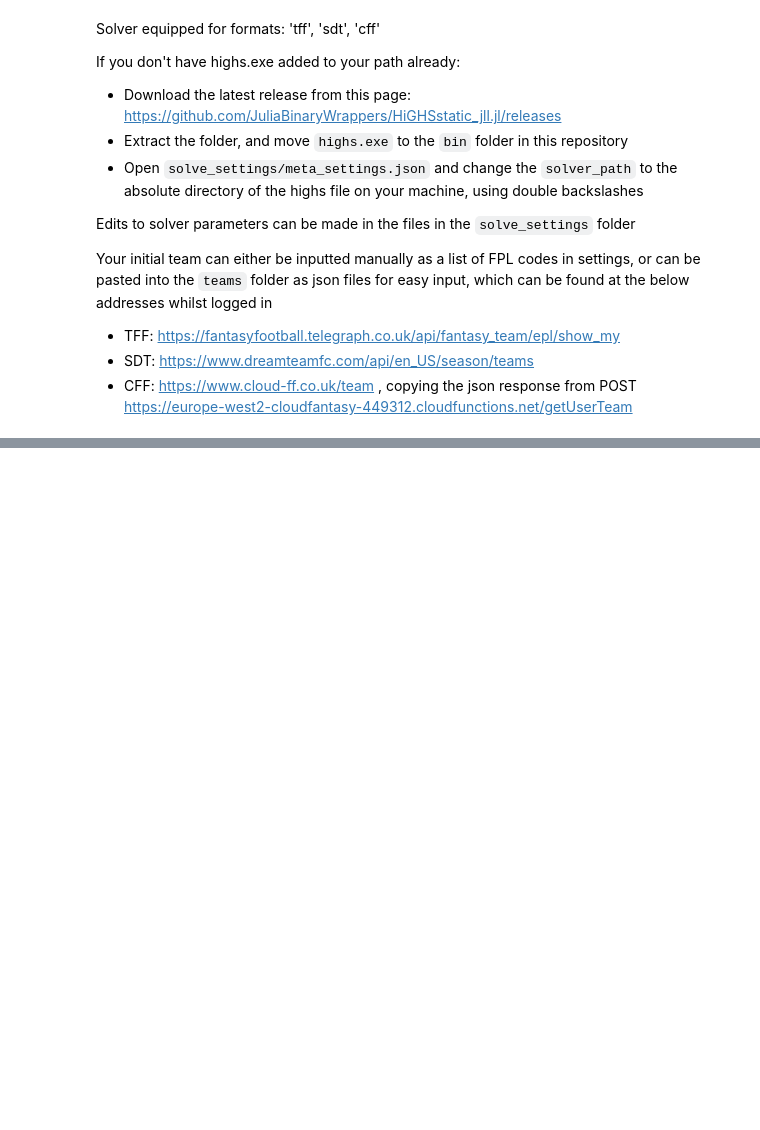
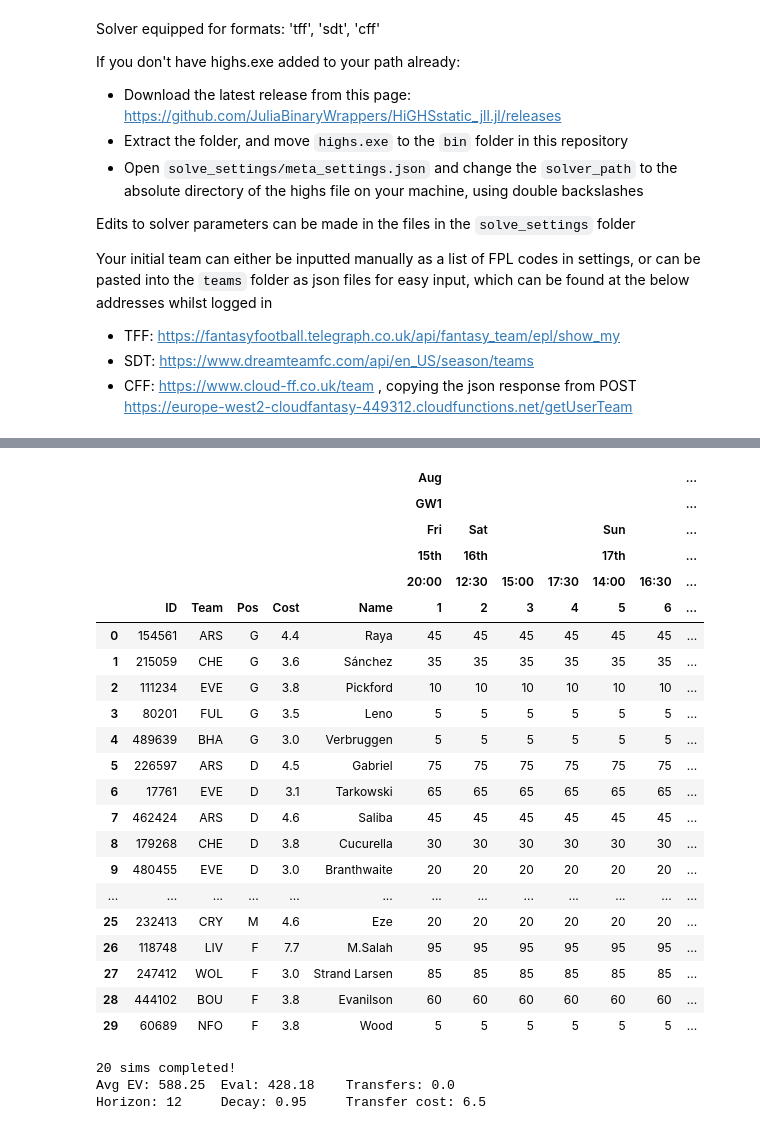
Before and after one commit to SamTroy/multi_ff_opt, a Jupyter notebook: run/run.ipynb, the cells around one changed output, grey strips where cells are left out. Saved outputs shown, nothing was run; the diff lists cells and outputs as text; code cells hidden in the pictures; blank space fills up the shorter version.

```diff
--- a/run/run.ipynb
+++ b/run/run.ipynb
@@ -1867,7 +1932,7 @@ def solve_sim(format='tff'):
 
     # Prettify
     sens = sensitivity_df.copy()
-    sens = sens.style.background_gradient(cmap="RdPu", low=0, high=100, subset=sensitivity_df.columns[5:]).format(precision=1)
+    sens = sens.style.background_gradient(cmap="RdPu", vmin=0, vmax=100, subset=sensitivity_df.columns[5:]).format(precision=1)
     sens = sens.set_table_styles([
                         {'selector': 'th.col_heading', 'props': 'text-align: left;'},
                         {'selector': 'th.col_heading.level0', 'props': 'font-size: 1em;'},
@@ -1905,2 +1991,28 @@ r = solve(format='sdt')
 # %%
-r = solve_sim(format='cff')
+r = solve_sim(format='tff')
+# %% [output]
+|  |  |  |  |  |  | Aug |  |  |  |  |  | ... |
+|  |  |  |  |  |  | GW1 |  |  |  |  |  | ... |
+|  |  |  |  |  |  | Fri | Sat |  |  | Sun |  | ... |
+|  |  |  |  |  |  | 15th | 16th |  |  | 17th |  | ... |
+|  |  |  |  |  |  | 20:00 | 12:30 | 15:00 | 17:30 | 14:00 | 16:30 | ... |
+|  | ID | Team | Pos | Cost | Name | 1 | 2 | 3 | 4 | 5 | 6 | ... |
+| 0 | 154561 | ARS | G | 4.4 | Raya | 45 | 45 | 45 | 45 | 45 | 45 | ... |
+| 1 | 215059 | CHE | G | 3.6 | Sánchez | 35 | 35 | 35 | 35 | 35 | 35 | ... |
+| 2 | 111234 | EVE | G | 3.8 | Pickford | 10 | 10 | 10 | 10 | 10 | 10 | ... |
+| 3 | 80201 | FUL | G | 3.5 | Leno | 5 | 5 | 5 | 5 | 5 | 5 | ... |
+| 4 | 489639 | BHA | G | 3.0 | Verbruggen | 5 | 5 | 5 | 5 | 5 | 5 | ... |
+| 5 | 226597 | ARS | D | 4.5 | Gabriel | 75 | 75 | 75 | 75 | 75 | 75 | ... |
+| 6 | 17761 | EVE | D | 3.1 | Tarkowski | 65 | 65 | 65 | 65 | 65 | 65 | ... |
+| 7 | 462424 | ARS | D | 4.6 | Saliba | 45 | 45 | 45 | 45 | 45 | 45 | ... |
+| 8 | 179268 | CHE | D | 3.8 | Cucurella | 30 | 30 | 30 | 30 | 30 | 30 | ... |
+| 9 | 480455 | EVE | D | 3.0 | Branthwaite | 20 | 20 | 20 | 20 | 20 | 20 | ... |
+| ... | ... | ... | ... | ... | ... | ... | ... | ... | ... | ... | ... | ... |
+| 25 | 232413 | CRY | M | 4.6 | Eze | 20 | 20 | 20 | 20 | 20 | 20 | ... |
+| 26 | 118748 | LIV | F | 7.7 | M.Salah | 95 | 95 | 95 | 95 | 95 | 95 | ... |
+| 27 | 247412 | WOL | F | 3.0 | Strand Larsen | 85 | 85 | 85 | 85 | 85 | 85 | ... |
+| 28 | 444102 | BOU | F | 3.8 | Evanilson | 60 | 60 | 60 | 60 | 60 | 60 | ... |
+| 29 | 60689 | NFO | F | 3.8 | Wood | 5 | 5 | 5 | 5 | 5 | 5 | ... |
+20 sims completed!
+Avg EV: 588.25  Eval: 428.18    Transfers: 0.0
+Horizon: 12     Decay: 0.95     Transfer cost: 6.5
```
Also changed, not shown: parts of 5 cells of this notebook.
